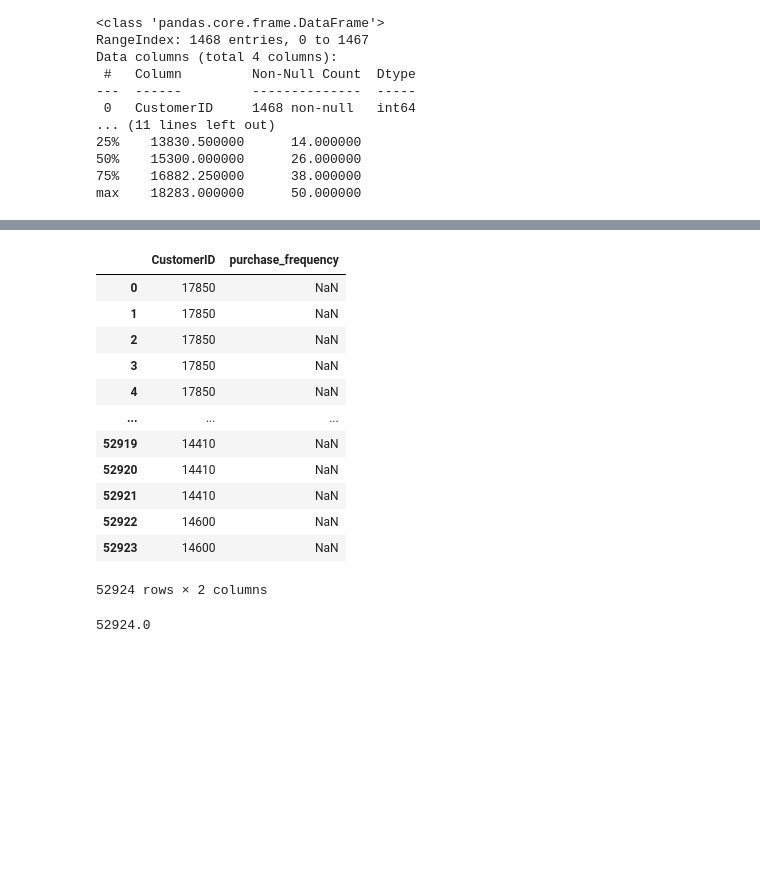
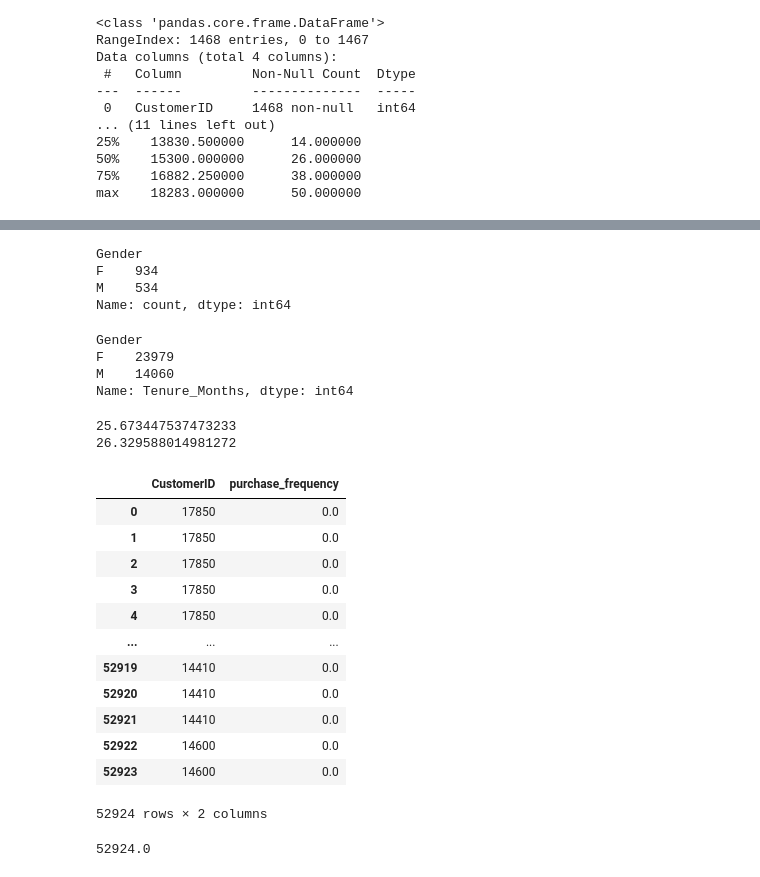
Before and after one commit to SoLitaP/DS-Final-Project, a Jupyter notebook: DS-Project.ipynb, the cells around one changed output, grey strips where cells are left out. Drawn from its saved outputs; the diff is of its cells as text; code cells hidden in the pictures; blank space fills up the shorter version.

```diff
--- a/DS-Project.ipynb
+++ b/DS-Project.ipynb
@@ -163,0 +197,28 @@ max    18283.000000      50.000000
+# %%
+total_gender = df1['Gender'].value_counts()
+total_gender
+# %% [output]
+Gender
+F    934
+M    534
+Name: count, dtype: int64
+# %%
+#find which gender is more loyal
+
+
+loyal_gender = df1.groupby('Gender')['Tenure_Months'].sum()
+loyal_gender
+# %% [output]
+Gender
+F    23979
+M    14060
+Name: Tenure_Months, dtype: int64
+# %%
+loyalty_scoreF = 23979/934
+print(loyalty_scoreF)
+
+loyal_scoreM = 14060/534
+print(loyal_scoreM)
+# %% [output]
+25.673447537473233
+26.329588014981272
@@ -165,45 +237,46 @@ max    18283.000000      50.000000
 # find purchase frequency
 
 import pandas as pd
 
 # Load your customer transaction data
 transaction_data = df4
 
 # Display the first few rows of the dataset
 #print(transaction_data.head())
 
 # Assuming you have a column 'CustomerID' and 'PurchaseDate'
 # Convert 'PurchaseDate' to datetime format
-transaction_data['Transaction_Date_V2'] = pd.to_datetime(transaction_data['Transaction_Date_V2'])
+transaction_data['Transaction_Date_V2'] = pd.to_datetime(transaction_data['Transaction_Date_V2'],format="%d/%m/%Y")
 
 # Calculate the purchase frequency for each customer
 df4['purchase_frequency'] = transaction_data.groupby('CustomerID')['Transaction_Date_V2'].count().fillna(0)
 
 # Calculate purchase frequency
 #df4['PurchaseFrequency'] = transaction_data.groupby('CustomerID')['Transaction_Date_V2'].diff().dt.days.fillna(0)
 
 # Display the purchase frequency for each customer
 # print(df4['CustomerID','PurchaseFrequency'])
+df4['purchase_frequency'] = df4['purchase_frequency'].fillna(0)
 purchase_frequency = df4[['CustomerID','purchase_frequency']]
 purchase_frequency
 
 
 
 # avg_purchase_frequency = sum_purchase_frequency/len('CustomerID')
 # avg_purchase_frequency
 # %% [output]
 |  | CustomerID | purchase_frequency |
-| 0 | 17850 | NaN |
-| 1 | 17850 | NaN |
-| 2 | 17850 | NaN |
-| 3 | 17850 | NaN |
-| 4 | 17850 | NaN |
+| 0 | 17850 | 0.0 |
+| 1 | 17850 | 0.0 |
+| 2 | 17850 | 0.0 |
+| 3 | 17850 | 0.0 |
+| 4 | 17850 | 0.0 |
 | ... | ... | ... |
-| 52919 | 14410 | NaN |
-| 52920 | 14410 | NaN |
-| 52921 | 14410 | NaN |
-| 52922 | 14600 | NaN |
-| 52923 | 14600 | NaN |
+| 52919 | 14410 | 0.0 |
+| 52920 | 14410 | 0.0 |
+| 52921 | 14410 | 0.0 |
+| 52922 | 14600 | 0.0 |
+| 52923 | 14600 | 0.0 |
 52924 rows × 2 columns
 # %%
 sum_purchase_frequency = df4['purchase_frequency'].sum()
```
Also changed, not shown: parts of 15 cells of this notebook, 2 other files.
